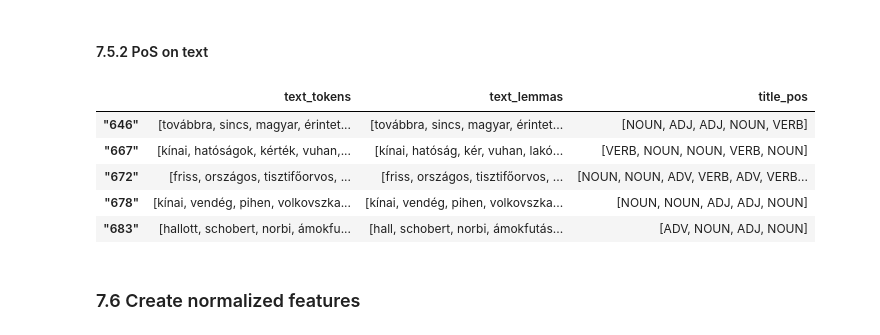
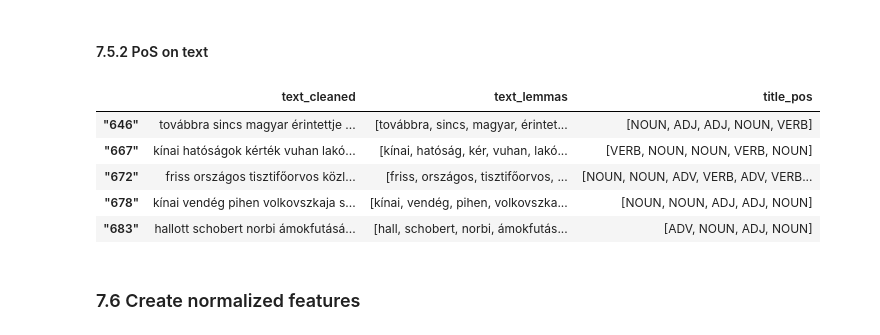
Before and after one commit to molnar95/thesis, a Jupyter notebook: analysis/covid_feature_engineering.ipynb, the cells around one changed output. Cells and saved outputs as stored; diff of their text form; code cells hidden in the pictures.

```diff
--- a/analysis/covid_feature_engineering.ipynb
+++ b/analysis/covid_feature_engineering.ipynb
@@ -122,6 +130,8 @@ pos[1:5]
 ### 3. Follow-up text removal
 # %%
 abt_covid = abt_covid[abt_covid['text'] != '']
+# %%
+abt_covid = abt_covid[abt_covid['title_stop_word_ratio'] != np.inf]
 # %%
 abt_covid = abt_covid[abt_covid['text'] != 'None']
 # %%
@@ -448,14 +448,14 @@ abt_covid[['title_tokens', 'title_lemmas', 'title_pos']][20:25]
 # %%
 abt_covid['text_pos'] = abt_covid['text_cleaned'].apply(lambda x: [i.pos_ for i in nlp(x)])
 # %%
-abt_covid[['text_tokens', 'text_lemmas', 'title_pos']][20:25]
+abt_covid[['text_cleaned', 'text_lemmas', 'title_pos']][20:25]
 # %% [output]
-|  | text_tokens | text_lemmas | title_pos |
-| "646" | [továbbra, sincs, magyar, érintet... | [továbbra, sincs, magyar, érintet... | [NOUN, ADJ, ADJ, NOUN, VERB] |
-| "667" | [kínai, hatóságok, kérték, vuhan,... | [kínai, hatóság, kér, vuhan, lakó... | [VERB, NOUN, NOUN, VERB, NOUN] |
-| "672" | [friss, országos, tisztifőorvos, ... | [friss, országos, tisztifőorvos, ... | [NOUN, NOUN, ADV, VERB, ADV, VERB... |
-| "678" | [kínai, vendég, pihen, volkovszka... | [kínai, vendég, pihen, volkovszka... | [NOUN, NOUN, ADJ, ADJ, NOUN] |
-| "683" | [hallott, schobert, norbi, ámokfu... | [hall, schobert, norbi, ámokfutás... | [ADV, NOUN, ADJ, NOUN] |
+|  | text_cleaned | text_lemmas | title_pos |
+| "646" | továbbra sincs magyar érintettje ... | [továbbra, sincs, magyar, érintet... | [NOUN, ADJ, ADJ, NOUN, VERB] |
+| "667" | kínai hatóságok kérték vuhan lakó... | [kínai, hatóság, kér, vuhan, lakó... | [VERB, NOUN, NOUN, VERB, NOUN] |
+| "672" | friss országos tisztifőorvos közl... | [friss, országos, tisztifőorvos, ... | [NOUN, NOUN, ADV, VERB, ADV, VERB... |
+| "678" | kínai vendég pihen volkovszkaja s... | [kínai, vendég, pihen, volkovszka... | [NOUN, NOUN, ADJ, ADJ, NOUN] |
+| "683" | hallott schobert norbi ámokfutásá... | [hall, schobert, norbi, ámokfutás... | [ADV, NOUN, ADJ, NOUN] |
 # %% [markdown]
 ### 7.6 Create normalized features
 # %% [markdown]
```
Also changed, not shown: parts of 20 cells of this notebook.
